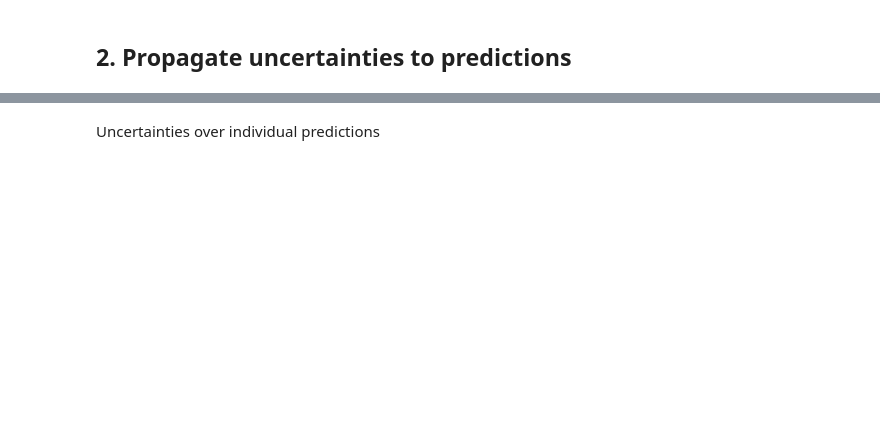
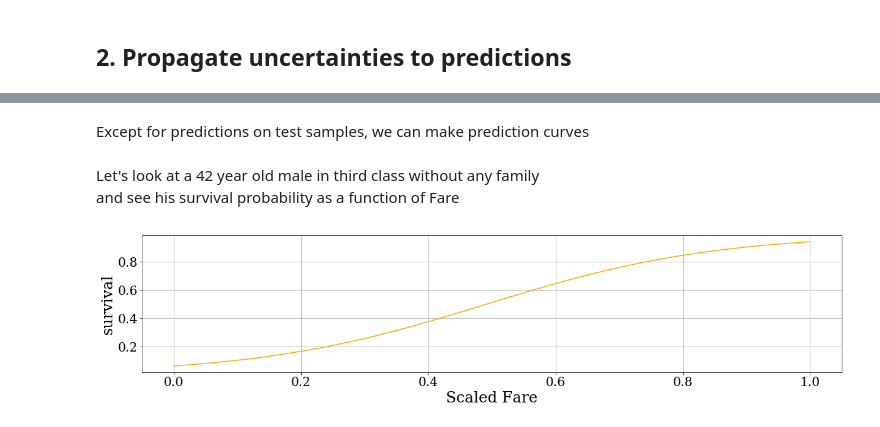
Before and after one commit to faab5/errortools, a Jupyter notebook: notebooks/PyData presentation 11-05-2019.ipynb, the cells around one changed output, grey strips where cells are left out. Saved outputs shown, nothing was run; the diff lists cells and outputs as text; code cells hidden in the pictures; blank space fills up the shorter version.

```diff
--- a/notebooks/PyData presentation 11-05-2019.ipynb
+++ b/notebooks/PyData presentation 11-05-2019.ipynb
@@ -344,2 +372,17 @@ index = 0
-# %% [markdown]
-Uncertainties over individual predictions
+# %% [markdown]
+Except for predictions on test samples, we can make prediction curves
+# %% [markdown]
+Let's look at a 42 year old male in third class without any family
+and see his survival probability as a function of Fare
+# %%
+person = [3.0, 42.0, 0., 0., 0., 0.]
+scaled_person = scaler.transform([person])
+# %%
+fig, ax = plt.subplots(1, 1, figsize=(20, 4))
+U = np.tile(scaled_person, (101,1))
+U[:,2] += np.linspace(0, 1, 101)
+v = titanic_model.predict(U)
+ax.plot(U[:,2], v, '-', color='orange')
+ax.grid(); ax.set_xlabel("Scaled Fare"); ax.set_ylabel("survival");
+# %% [output]
+[figure, added]
```
Also changed, not shown: parts of 64 cells of this notebook.
